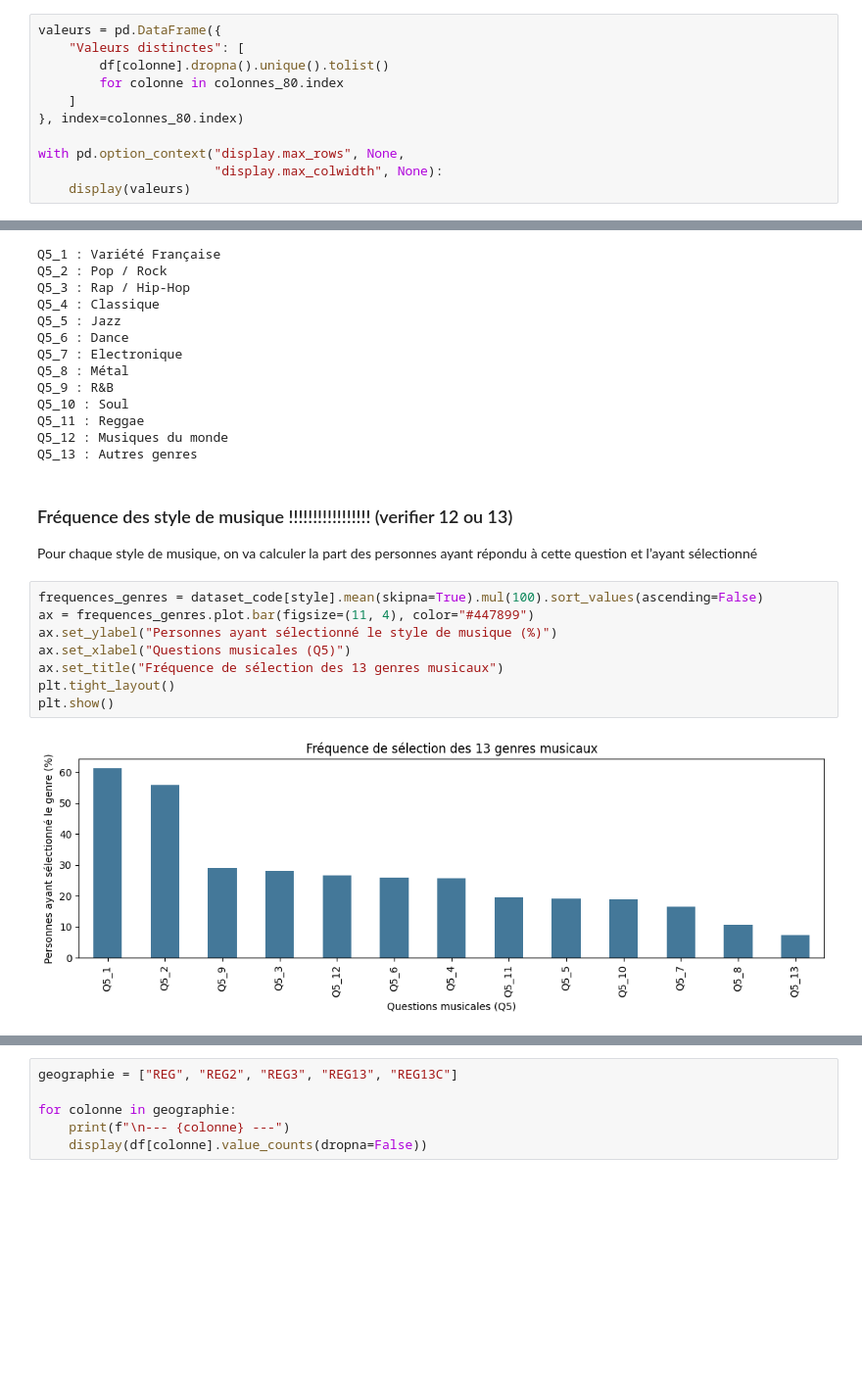
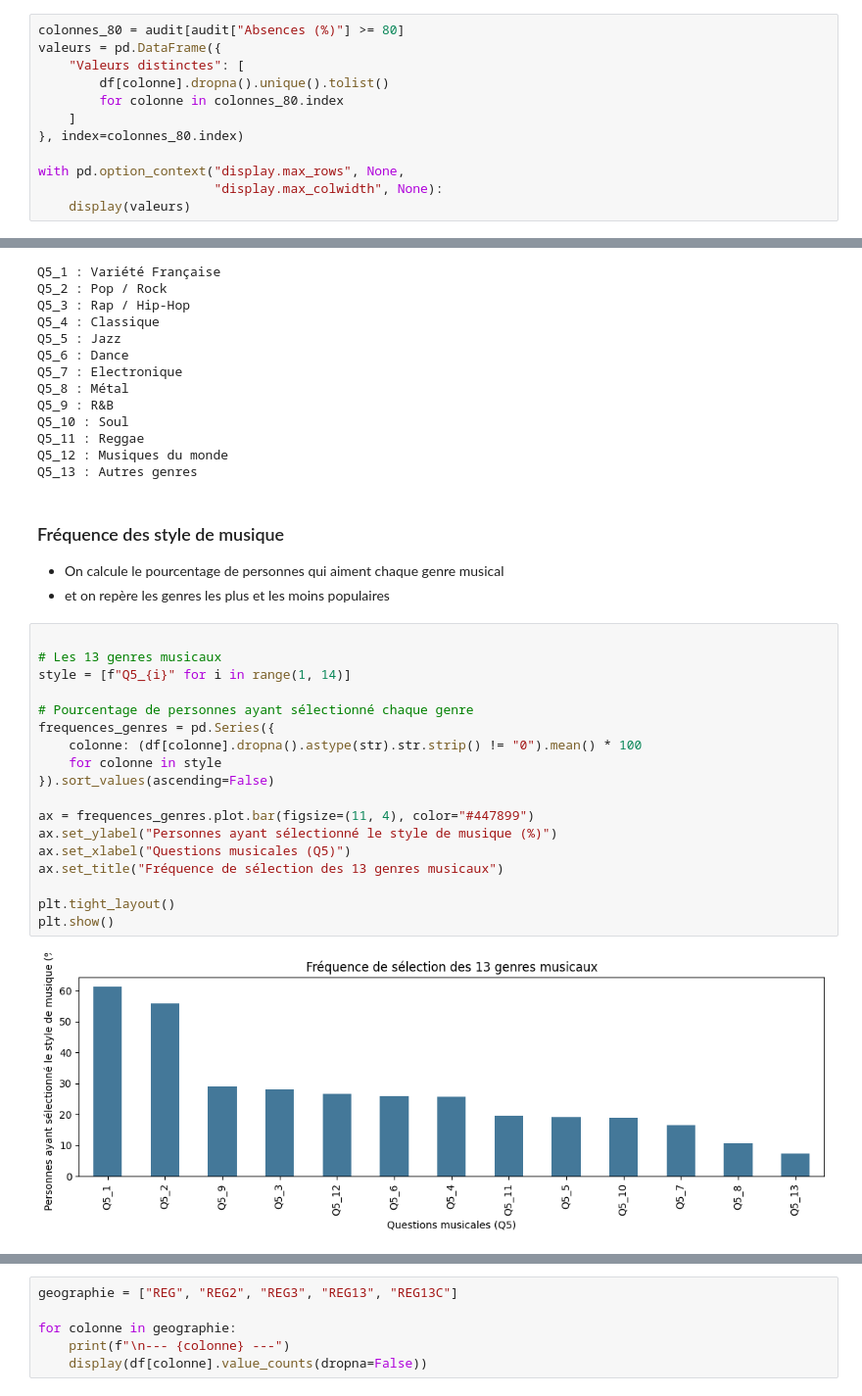
Before and after one commit to felipemarzin-oss/data-science-project, a Jupyter notebook: notebooks/exploration.ipynb, the cells around one changed output, grey strips where cells are left out. Shown at 98% size. Cells and saved outputs as stored; diff of their text form; blank space fills up the shorter version.

```diff
--- a/notebooks/exploration.ipynb
+++ b/notebooks/exploration.ipynb
@@ -124,4 +134,5 @@ Doublons à supprimer : 6
 # %%
+colonnes_80 = audit[audit["Absences (%)"] >= 80]
 valeurs = pd.DataFrame({
     "Valeurs distinctes": [
         df[colonne].dropna().unique().tolist()
@@ -177,17 +192,28 @@ Q5_11 : Reggae
 Q5_12 : Musiques du monde
 Q5_13 : Autres genres
 # %% [markdown]
-### Fréquence des style de musique !!!!!!!!!!!!!!!!! (verifier 12 ou 13)
+### Fréquence des style de musique
 
-Pour chaque style de musique, on va calculer la part des personnes ayant répondu à cette question et l’ayant sélectionné
+- On calcule le pourcentage de personnes qui aiment chaque genre musical
+- et on repère les genres les plus et les moins populaires
 # %%
-frequences_genres = dataset_code[style].mean(skipna=True).mul(100).sort_values(ascending=False)
+
+# Les 13 genres musicaux
+style = [f"Q5_{i}" for i in range(1, 14)]
+
+# Pourcentage de personnes ayant sélectionné chaque genre
+frequences_genres = pd.Series({
+    colonne: (df[colonne].dropna().astype(str).str.strip() != "0").mean() * 100
+    for colonne in style
+}).sort_values(ascending=False)
+
 ax = frequences_genres.plot.bar(figsize=(11, 4), color="#447899")
 ax.set_ylabel("Personnes ayant sélectionné le style de musique (%)")
 ax.set_xlabel("Questions musicales (Q5)")
 ax.set_title("Fréquence de sélection des 13 genres musicaux")
+
 plt.tight_layout()
 plt.show()
 # %% [output]
-[figure, old version]
+[figure, new version]
 # %% [markdown]
```
Also changed, not shown: parts of 15 cells of this notebook, 2 other files.
